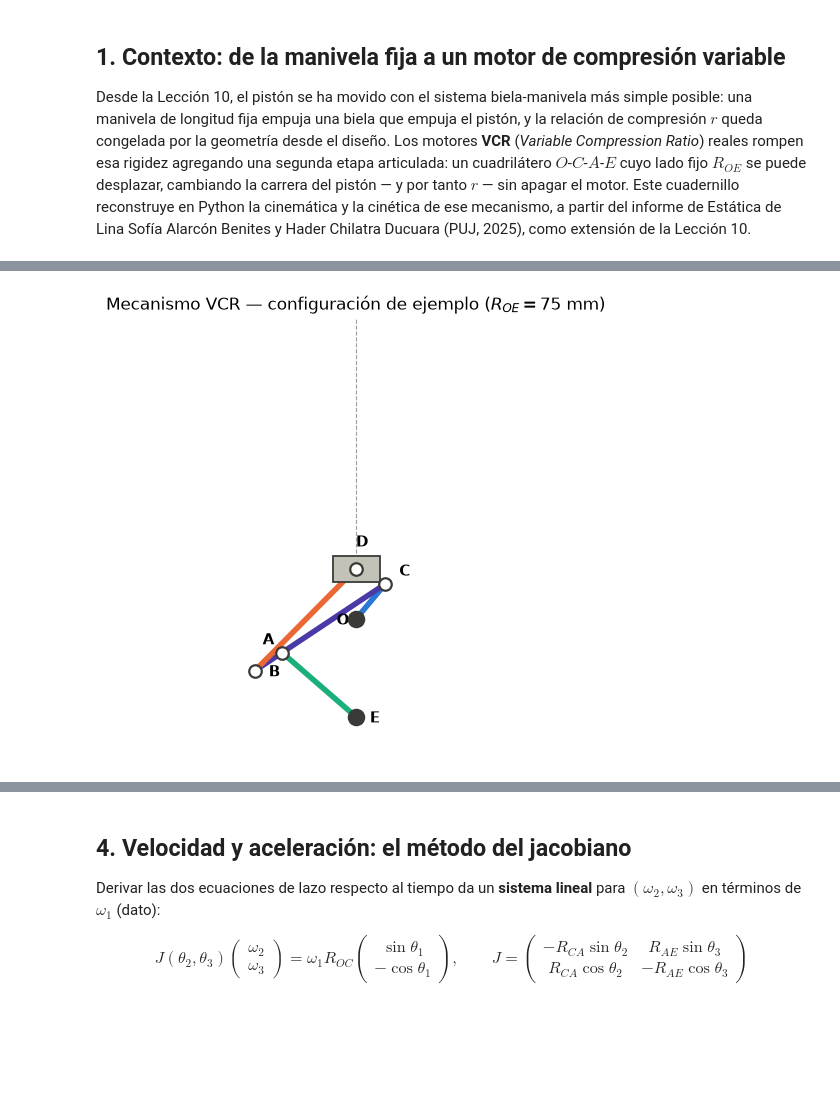
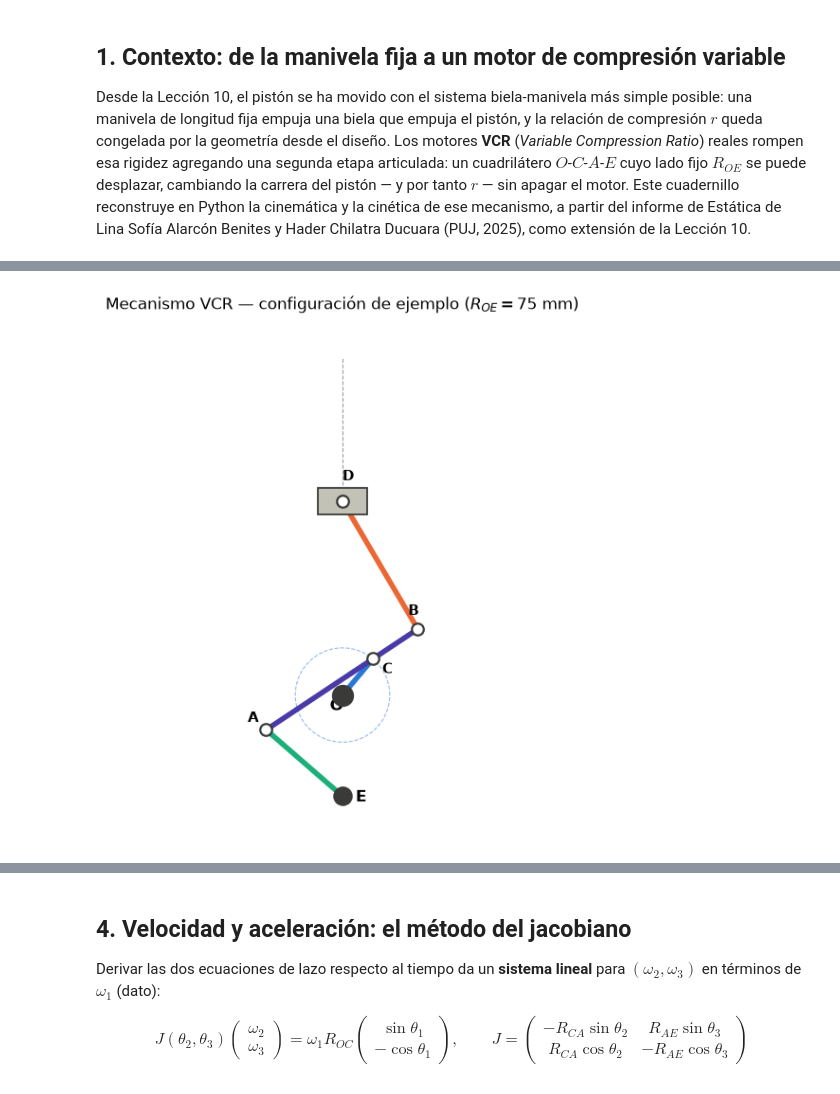
Before and after one commit to camilobayonaroa/ThermalMachines, a Jupyter notebook: notebooks/10b_Bonus_Mecanismo_Compresion_Variable.ipynb, the cells around one changed output, grey strips where cells are left out. Cells and saved outputs as stored; diff of their text form; code cells hidden in the pictures; blank space fills up the shorter version.

```diff
--- a/notebooks/10b_Bonus_Mecanismo_Compresion_Variable.ipynb
+++ b/notebooks/10b_Bonus_Mecanismo_Compresion_Variable.ipynb
@@ -48,8 +48,8 @@ COL = {"aire": "#2a78d6", "abierta": "#1baf7a", "cerrada": "#8a8a86", "perdida":
 # de "señales de posible bloqueo" mediante el ángulo de transmisión real.
 R_OC = 0.035   # manivela O-C (entrada)
 R_CA = 0.095   # acoplador, tramo C-A
-R_AB = 0.025   # acoplador, tramo A-B (extensión rígida del mismo eslabón "barra AB")
-R_CB = R_CA + R_AB
+R_CB = 0.040   # acoplador, tramo C-B -- B está del lado OPUESTO de A respecto a C
+               # (prolongación de la biela A-C más allá de C; C queda ENTRE A y B, no B entre A y C)
 R_AE = 0.075   # balancín A-E
 R_BD = 0.110   # biela secundaria B-D (al pistón)
 
@@ -87,8 +89,9 @@ def resolver_posicion(theta1, ROE, guess):
     return np.mod(sol + np.pi, 2*np.pi) - np.pi
 
 def punto_B(theta1, th2):
+    # B está del lado OPUESTO a A respecto de C (C entre A y B) -- de ahí el signo "-"
     Cx, Cy = R_OC*np.cos(theta1), R_OC*np.sin(theta1)
-    return Cx + R_CB*np.cos(th2), Cy + R_CB*np.sin(th2)
+    return Cx - R_CB*np.cos(th2), Cy - R_CB*np.sin(th2)
 
 def lazo2_posicion(Bx, By):
     c4 = -Bx/R_BD
@@ -97,49 +100,70 @@ def lazo2_posicion(Bx, By):
     yD = By + R_BD*s4
     return th4, yD
 
-def dibujar_mecanismo(ax, theta1, ROE, guess=None):
-    if guess is None:
-        guess = np.array([np.pi*0.6, -np.pi*0.4])
-    th2, th3 = resolver_posicion(theta1, ROE, guess)
+def dibujar_mecanismo(ax, theta1, ROE, guess=None, th2=None, th3=None):
+    # Si ya se resolvieron th2,th3 por continuacion (p.ej. en _ciclo_posiciones), se
+    # reciben directamente -- evita volver a resolver con un guess fijo, que es lo que
+    # causaba saltos de rama (animacion no suave) entre un fotograma y el siguiente.
+    if th2 is None or th3 is None:
+        if guess is None:
+            guess = np.array([np.pi*0.6, -np.pi*0.4])
+        th2, th3 = resolver_posicion(theta1, ROE, guess)
     Ox, Oy = 0.0, 0.0
     Ex, Ey = 0.0, -ROE
     Cx, Cy = R_OC*np.cos(theta1), R_OC*np.sin(theta1)
     Ax, Ay = Cx + R_CA*np.cos(th2), Cy + R_CA*np.sin(th2)
     Bx, By = punto_B(theta1, th2)
     th4, Dy = lazo2_posicion(Bx, By)
     Dx = 0.0
 
+    # circulo de trayectoria de la manivela O-C (lectura inmediata: "esto es un ciguenal")
+    ang_circ = np.linspace(0, 2*np.pi, 100)
+    ax.plot(R_OC*np.cos(ang_circ), R_OC*np.sin(ang_circ), "--", color=COL["manivela"], lw=0.8, alpha=0.5)
+
     ax.plot([Ox, Cx], [Oy, Cy], "-", lw=4, color=COL["manivela"], solid_capstyle="round")
-    ax.plot([Cx, Bx], [Cy, By], "-", lw=4, color=COL["biela1"], solid_capstyle="round")
+    # barra rigida UNICA A-C-B (C queda entre A y B): se traza de un solo segmento A->B,
+    # que por construccion pasa exactamente por C -- no dos segmentos C->A y C->B separados.
+    ax.plot([Ax, Bx], [Ay, By], "-", lw=4, color=COL["biela1"], solid_capstyle="round")
     ax.plot([Ax, Ex], [Ay, Ey], "-", lw=4, color=COL["balancin"], solid_capstyle="round")
     ax.plot([Bx, Dx], [By, Dy], "-", lw=4, color=COL["biela2"], solid_capstyle="round")
 
-    # desplazamientos de etiqueta afinados a mano para evitar solapes (O, C y D quedan
-    # cerca entre sí con esta geometría) -- cada punto con su propio offset
-    offsets = {"O": (-14, -4), "E": (10, -4), "C": (10, 6), "A": (-14, 6), "B": (10, -4), "D": (0, 16)}
+    # desplazamientos de etiqueta: O, E, A, D fijos; C y B (muy cerca entre si, R_CB=40mm,
+    # y cerca de O, R_OC=35mm) usan offset PERPENDICULAR a la barra A-C-B, calculado a partir
+    # de th2 -- asi no se superponen sin importar la orientacion instantanea de la barra
+    # (un offset fijo en pantalla si se superpone en algunos angulos, como C y B girando).
+    perp = np.array([-np.sin(th2), np.cos(th2)]) * 13.0   # 13 pt, perpendicular a la barra
+    o_dir = -np.array([np.cos(theta1), np.sin(theta1)]) * 15.0   # O: opuesto a C, se aleja del cluster
+    offsets = {"O": tuple(o_dir), "E": (10, -4), "A": (-14, 6), "D": (0, 16),
+               "C": tuple(perp), "B": tuple(-perp)}   # lados opuestos de la barra
     for (px, py, lbl) in [(Ox,Oy,"O"), (Ex,Ey,"E"), (Cx,Cy,"C"), (Ax,Ay,"A"), (Bx,By,"B"), (Dx,Dy,"D")]:
         fixed = lbl in ("O", "E")
-        ax.plot(px, py, "o", ms=9 if not fixed else 11,
+        # O y E se dibujan mas grandes y solidas -- "ejes fijos del motor" (cigueñal de
+        # potencia en O, eje de control de compresion en E), mismo lenguaje visual que
+        # un motor VCR real (dos ejes claramente marcados)
+        ms = 15 if lbl == "O" else (13 if lbl == "E" else 9)
+        ax.plot(px, py, "o", ms=ms,
                 color=COL["tinta"] if fixed else "white",
-                mec=COL["tinta"], mew=1.6, zorder=5)
+                mec=COL["tinta"], mew=1.8 if fixed else 1.6, zorder=5)
         ax.annotate(lbl, (px, py), textcoords="offset points", xytext=offsets[lbl],
-                    fontsize=11, fontweight="bold")
+                    fontsize=12 if fixed else 11, fontweight="bold")
 
     # pistón esquemático (guía vertical) alrededor de D
     ax.add_patch(plt.Rectangle((Dx-0.018, Dy-0.010), 0.036, 0.020,
                                 fc=COL["metal"], ec=COL["tinta"], lw=1.3, zorder=4))
     ax.plot([Dx, Dx], [Dy+0.012, 0.25], "--", color=COL["tinta"], lw=0.8, alpha=0.5)
 
-    ax.set_aspect("equal"); ax.set_xlim(-0.18, 0.18); ax.set_ylim(-ROE-0.03, 0.23)
+    # encuadre recalculado para la nueva posicion de B (antes B se alejaba mas de C,
+    # pedia un recuadro mas ancho; ahora el mecanismo es mas compacto en x)
+    ax.set_aspect("equal"); ax.set_xlim(-0.10, 0.10); ax.set_ylim(-ROE-0.03, 0.28)
     ax.axis("off")
     return dict(th2=th2, th3=th3, th4=th4, Cx=Cx, Cy=Cy, Ax=Ax, Ay=Ay, Bx=Bx, By=By, Dx=Dx, Dy=Dy)
 
 fig, ax = plt.subplots(figsize=(5, 6))
 dibujar_mecanismo(ax, theta1=np.radians(50), ROE=0.075)
 ax.set_title("Mecanismo VCR — configuración de ejemplo ($R_{OE}=75$ mm)")
 plt.tight_layout(); plt.show()
 # %% [output]
-[figure, old version]
+[figure, new version]
 # %% [markdown]
 ## 3. Ecuaciones de lazo (posición)
 
```
Also changed, not shown: parts of 6 cells of this notebook, 15 other files.
